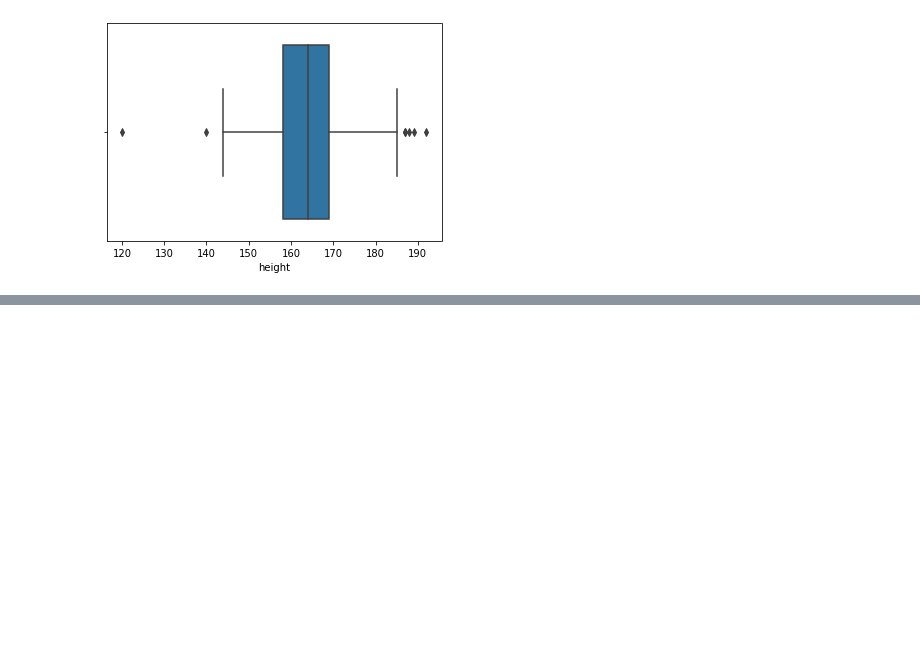
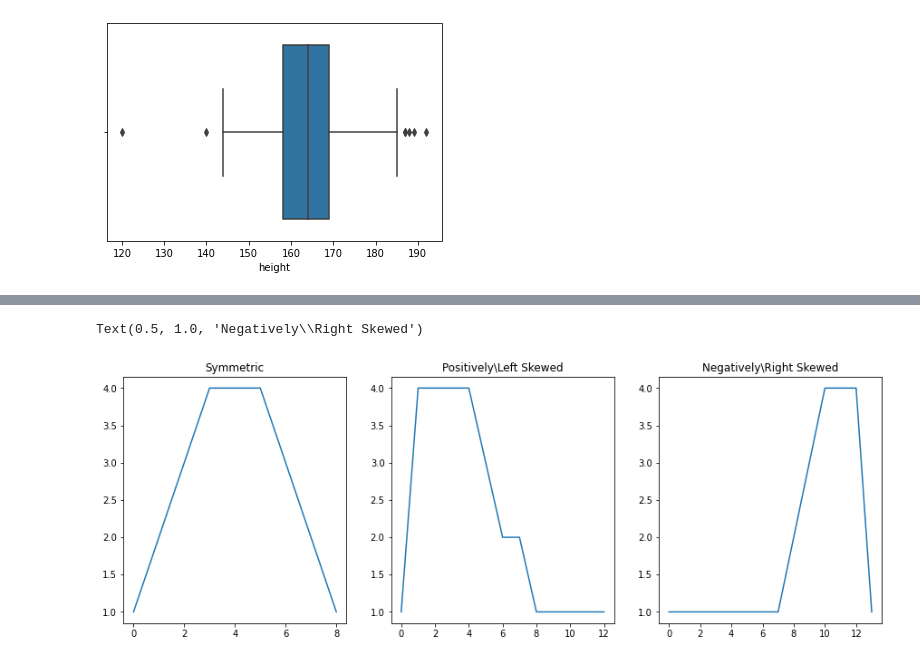
Before and after one commit to quicksilverri/statistics, a Jupyter notebook: statistics.ipynb, the cells around one changed output, grey strips where cells are left out. Saved outputs shown, nothing was run; the diff lists cells and outputs as text; code cells hidden in the pictures; blank space fills up the shorter version.

```diff
--- a/statistics.ipynb
+++ b/statistics.ipynb
@@ -151,0 +179,18 @@ sns.boxplot(sample.height)
+# %%
+symmetric = pd.Series([1, 2, 3, 4, 4, 4, 3, 2, 1])
+pos_skewed = pd.Series([1, 4, 4, 4, 4, 3, 2, 2, 1, 1, 1, 1, 1])
+neg_skewed = pd.Series([1, 1, 1, 1, 1, 1, 1, 1, 2, 3, 4, 4, 4, 1])
+# %%
+fig, (ax1, ax2, ax3) = plt.subplots(figsize=(15, 5), ncols=3)
+
+ax1.plot(symmetric)
+ax1.set_title('Symmetric')
+
+ax2.plot(pos_skewed)
+ax2.set_title('Positively\Left Skewed')
+
+ax3.plot(neg_skewed)
+ax3.set_title('Negatively\Right Skewed')
+# %% [output]
+Text(0.5, 1.0, 'Negatively\\Right Skewed')
+[figure, added]
```
Also changed, not shown: parts of 25 cells of this notebook.
